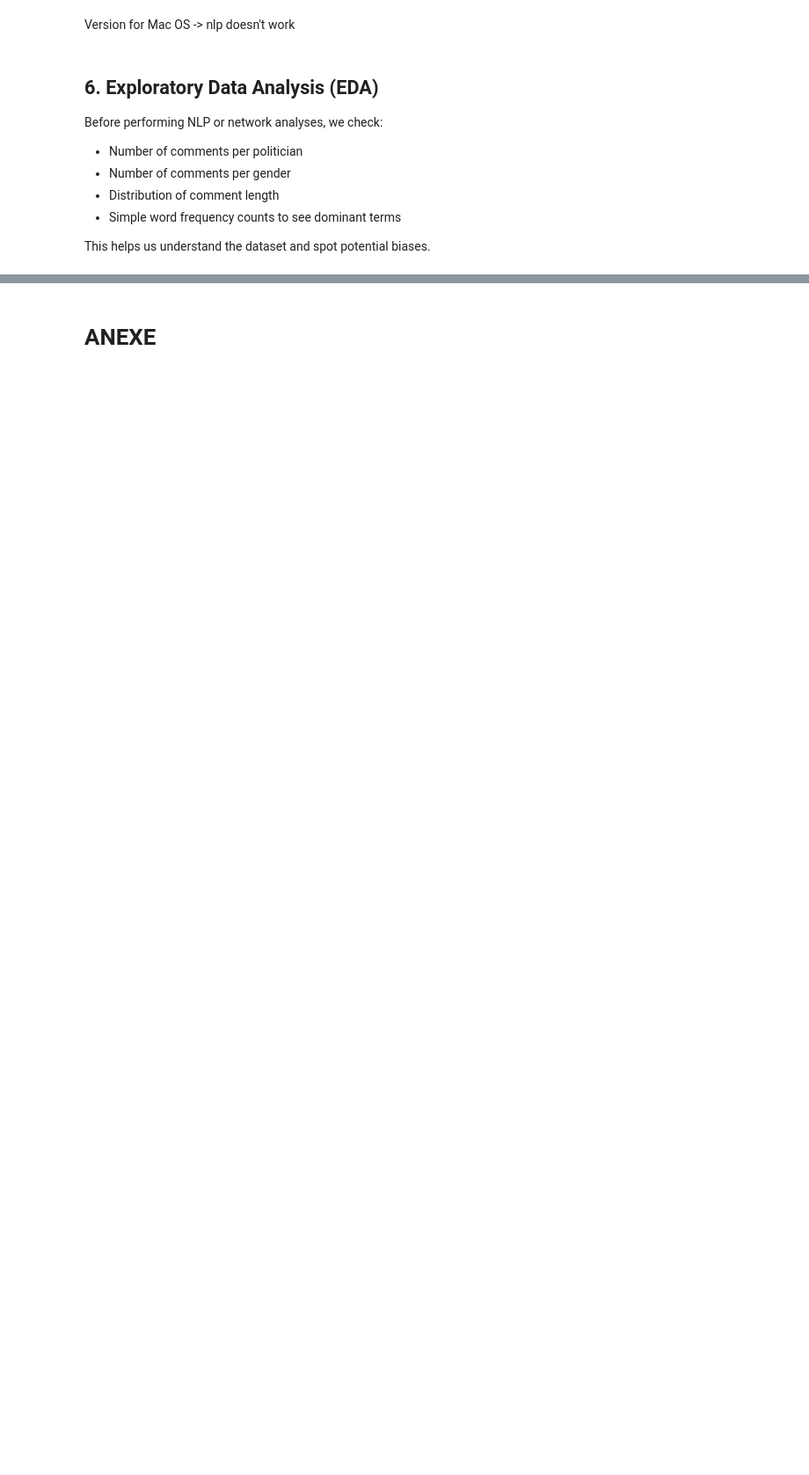
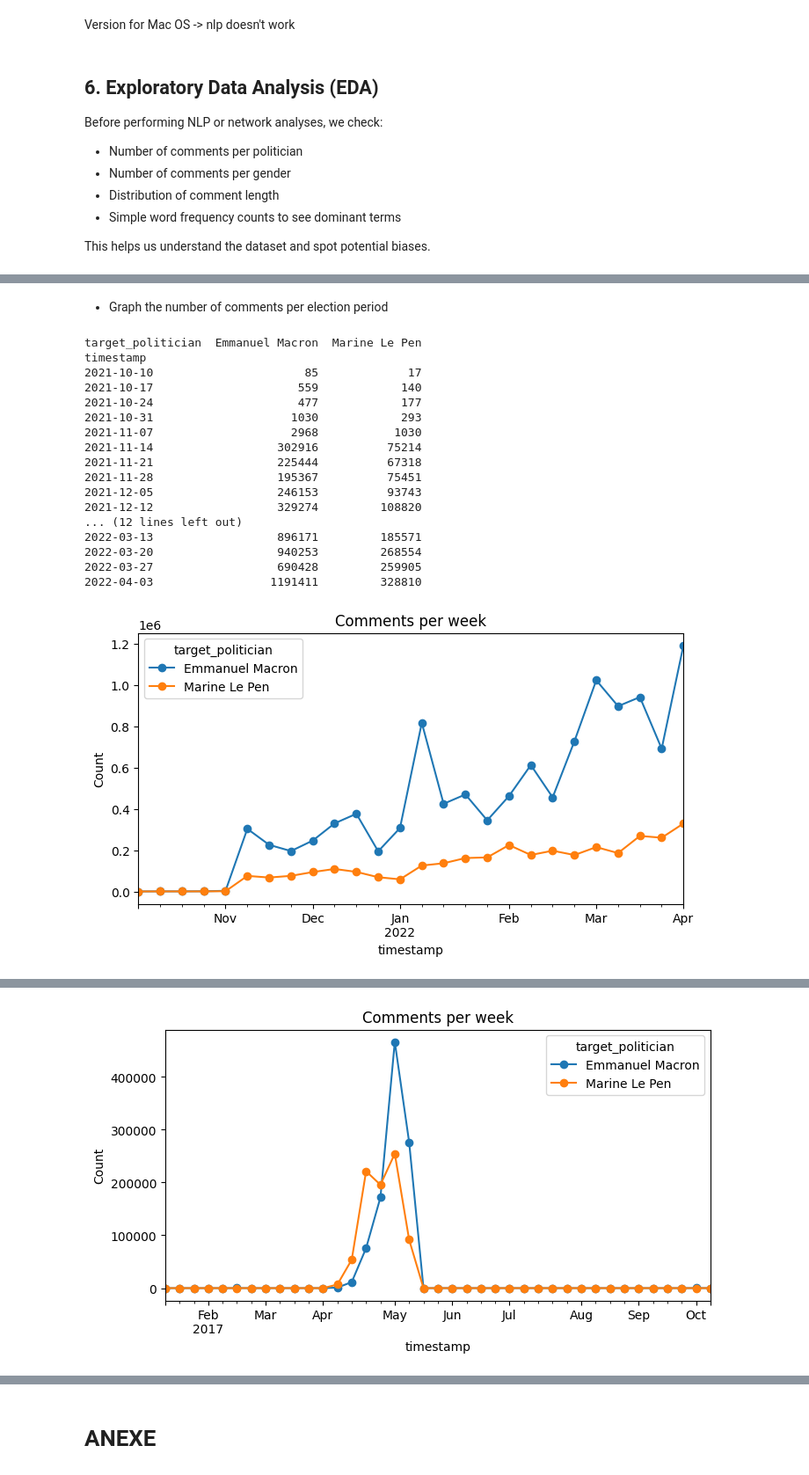
Before and after one commit to micagonzdark/ComputationalSocialSciences, a Jupyter notebook: project/analysis.ipynb, the cells around one changed output, grey strips where cells are left out. Shown at 88% size. Saved outputs shown, nothing was run; the diff lists cells and outputs as text; code cells hidden in the pictures; blank space fills up the shorter version.

```diff
--- a/project/analysis.ipynb
+++ b/project/analysis.ipynb
@@ -256,3 +280,5 @@ Path to dataset files: /Users/mathildeviellard/.cache/kagglehub/datasets/jeanmid
+# %%
+df = pd.read_csv("le_pen_macron_twitter_2017_2022.csv")
 # %% [markdown]
 ## 5. Data Cleaning and Preprocessing
 
@@ -275,6 +301,8 @@ stop_words = nlp.Defaults.stop_words
 
 # Basic text cleaning function
 def clean_text(text):
+    if not isinstance(text, str):
+        return ""
     text = text.lower()
     text = re.sub(r"http\S+", "", text)  # remove URLs
     text = re.sub(r"[^a-zA-Z\s']", "", text)  # allows letters, spaces and '
@@ -376,0 +385,71 @@ Top words: [('rt', 1476), ('le', 1353), ('pen', 1250), ('macron', 1080), ('frenc
+# %% [markdown]
+- Graph the number of comments per election period
+# %%
+# See the total negative comments Macron vs Le Penn over a time period.
+import matplotlib.pyplot as plt
+
+# Set the period you want (start/end). Adjust as needed.
+start, end = "2021-10-10", "2023-12-10"
+mask = df["timestamp"].between(start, end)
+
+# Counts per week per politician
+weekly_counts = (
+    df.loc[mask]
+      .set_index("timestamp")
+      .groupby("target_politician")
+      .resample("W")
+      .size()
+      .unstack(0)
+      .fillna(0)
+)
+
+print(weekly_counts)
+
+# Quick plot
+weekly_counts.plot(figsize=(8, 4), marker="o")
+plt.title("Comments per week")
+plt.ylabel("Count")
+plt.show()
+
+
+# Set the period you want (start/end). Adjust as needed.
+start, end = "2017-01-10", "2017-10-10"
+mask = df["timestamp"].between(start, end)
+
+# Counts per week per politician
+weekly_counts = (
+    df.loc[mask]
+      .set_index("timestamp")
+      .groupby("target_politician")
+      .resample("W")
+      .size()
+      .unstack(0)
+      .fillna(0)
+)
+
+print(weekly_counts)
+
+# Quick plot
+weekly_counts.plot(figsize=(8, 4), marker="o")
+plt.title("Comments per week")
+plt.ylabel("Count")
+plt.show()
+# %% [output]
+target_politician  Emmanuel Macron  Marine Le Pen
+timestamp
+2021-10-10                      85             17
+2021-10-17                     559            140
+2021-10-24                     477            177
+2021-10-31                    1030            293
+2021-11-07                    2968           1030
+2021-11-14                  302916          75214
+2021-11-21                  225444          67318
+2021-11-28                  195367          75451
+2021-12-05                  246153          93743
+2021-12-12                  329274         108820
+... (12 lines left out)
+2022-03-13                  896171         185571
+2022-03-20                  940253         268554
+2022-03-27                  690428         259905
+2022-04-03                 1191411         328810
+[figure, added]
@@ -377,3 +473,4 @@ Top words: [('rt', 1476), ('le', 1353), ('pen', 1250), ('macron', 1080), ('frenc
+[figure, added]
 # %%
 #test if it is well installed
 import torch
```
Also changed, not shown: parts of 32 cells of this notebook.
